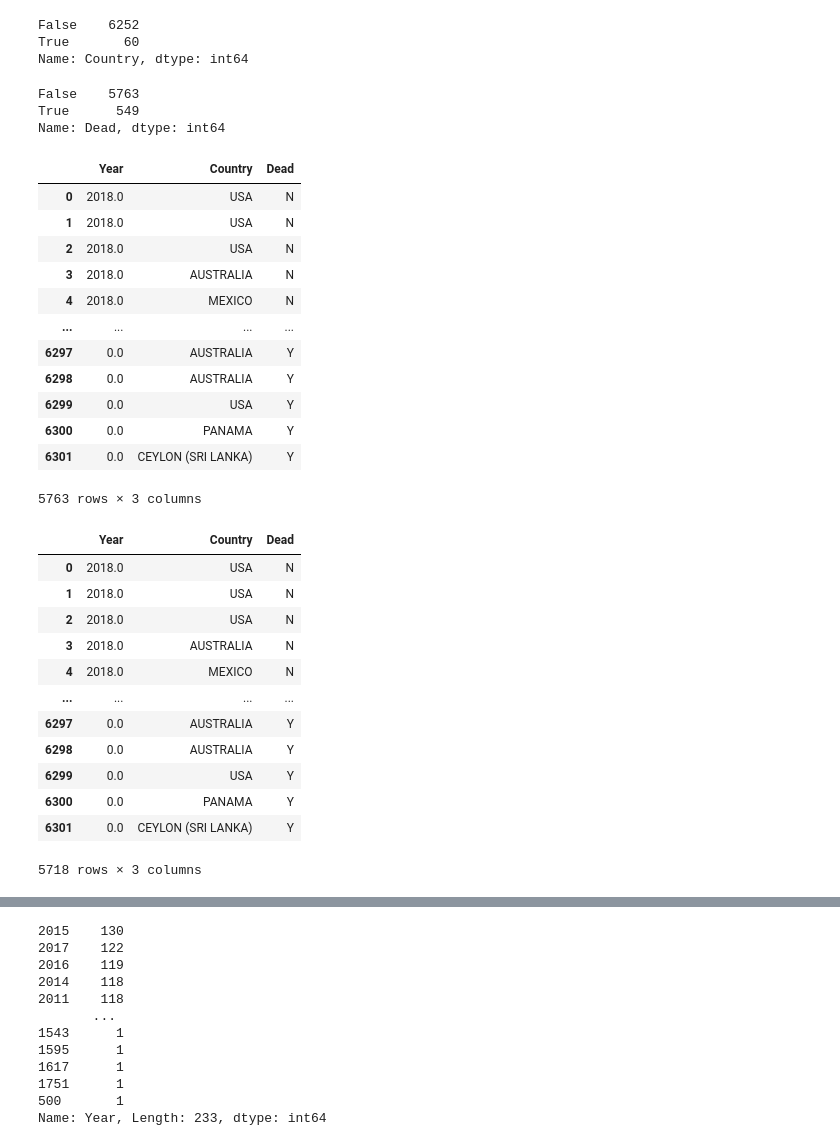
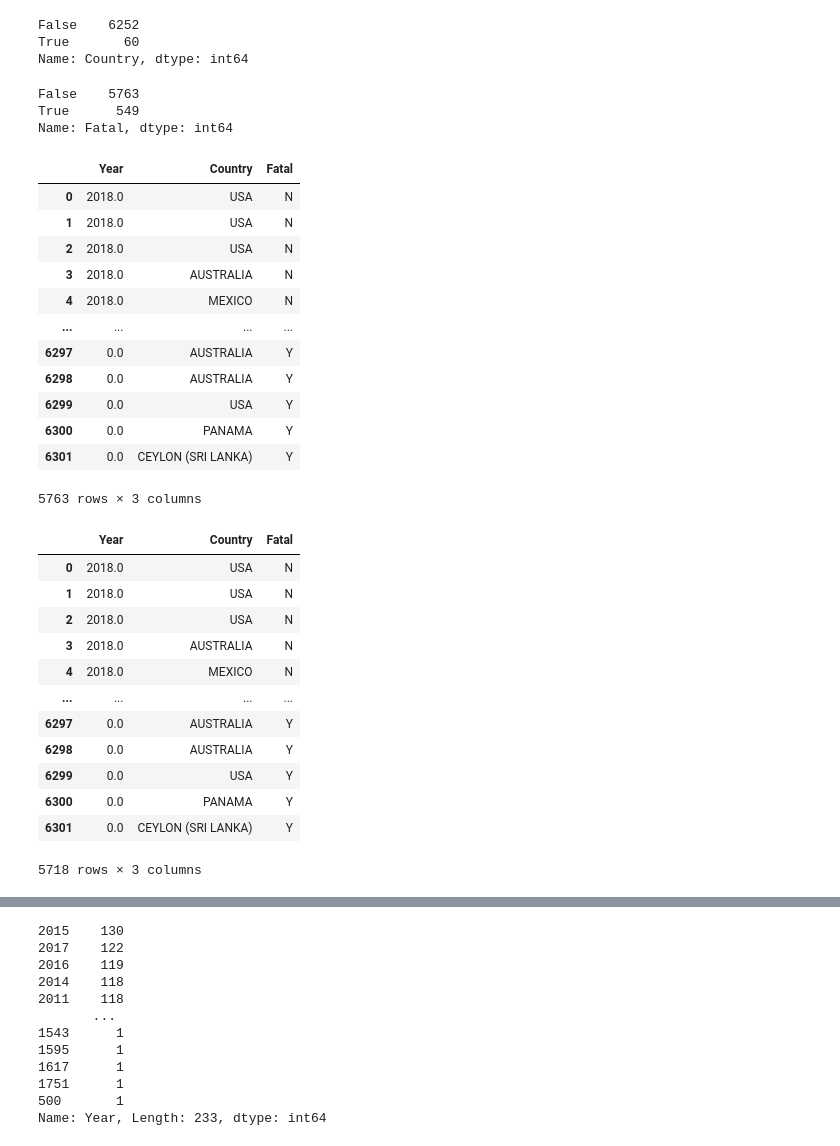
Before and after one commit to Jav1-Mart1nez/Shark-Project, a Jupyter notebook: Sharks!.ipynb, the cells around one changed output, grey strips where cells are left out. Cells and saved outputs as stored; diff of their text form; code cells hidden in the pictures.

```diff
--- a/Sharks!.ipynb
+++ b/Sharks!.ipynb
@@ -59,7 +59,7 @@ Index(['index', 'Case Number', 'Date', 'Year', 'Type', 'Country', 'Area',
 el final de la palabra y la comilla, renombramos las columnas para arreglarlo"""
 
 sharks2.columns=['index','Case Number', 'Date', 'Year', 'Type', 'Country', 'Area', 'Location',
-       'Activity', 'Name', 'Sex', 'Age', 'Injury', 'Dead', 'Time',
+       'Activity', 'Name', 'Sex', 'Age', 'Injury', 'Fatal', 'Time',
        'Species', 'Investigator or Source', 'pdf', 'href formula', 'href',
        'Case Number.1', 'Case Number.2', 'original order', 'Unnamed: 22',
        'Unnamed: 23']
@@ -79,6 +79,6 @@ Index(['index', 'Case Number', 'Date', 'Year', 'Type', 'Country', 'Area',
 mayor número de ataques y que procentaje de estos últimos son mortales.Además de esto los agruparemos
 finalmente por décadas, para conocer en que décadas se han producido mayor nº de ataques."""
 
-sharks_attacks=sharks2[["Year","Country", "Dead"]]
+sharks_attacks=sharks2[["Year","Country", "Fatal"]]
 sharks_attacks
 # %% [output]
@@ -110,19 +110,19 @@ False    6252
 True       60
 Name: Country, dtype: int64
 # %%
-sharks_attacks["Dead"].isnull().value_counts()
+sharks_attacks["Fatal"].isnull().value_counts()
 # %% [output]
 False    5763
 True      549
-Name: Dead, dtype: int64
+Name: Fatal, dtype: int64
 # %%
 #Eliminamos los valores NaN por orden descendiente de valores nulos, por si así podemos evitarnos algún filtradp.
 
-sharks_attacks1 = sharks_attacks[~sharks_attacks["Dead"].isnull()]
-[["Year","Country", "Dead"]]
+sharks_attacks1 = sharks_attacks[~sharks_attacks["Fatal"].isnull()]
+[["Year","Country", "Fatal"]]
 sharks_attacks1
 # %% [output]
-|  | Year | Country | Dead |
+|  | Year | Country | Fatal |
 | 0 | 2018.0 | USA | N |
 | 1 | 2018.0 | USA | N |
 | 2 | 2018.0 | USA | N |
@@ -137,10 +137,10 @@ sharks_attacks1
 5763 rows × 3 columns
 # %%
 sharks_attacks2 = sharks_attacks1[~sharks_attacks1["Country"].isnull()]
-[["Year","Country", "Dead"]]
+[["Year","Country", "Fatal"]]
 sharks_attacks2
 # %% [output]
-|  | Year | Country | Dead |
+|  | Year | Country | Fatal |
 | 0 | 2018.0 | USA | N |
 | 1 | 2018.0 | USA | N |
 | 2 | 2018.0 | USA | N |
```
Also changed, not shown: parts of 45 cells of this notebook.
